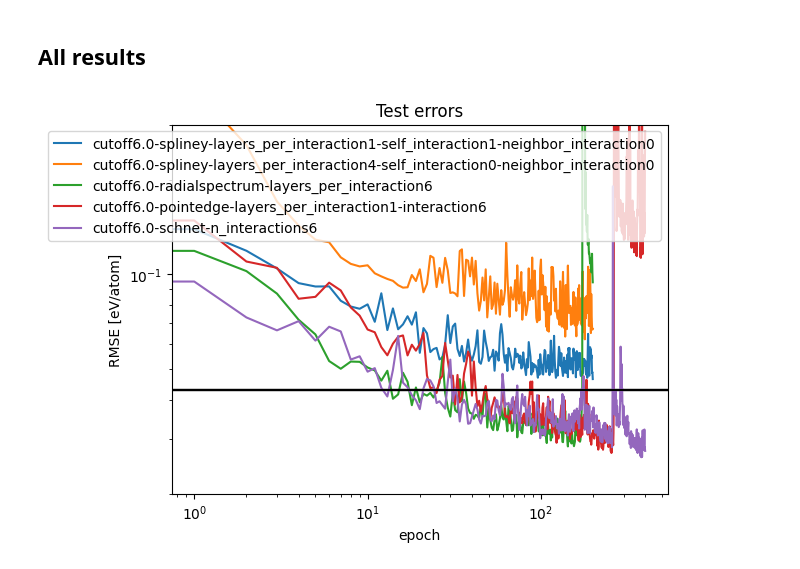
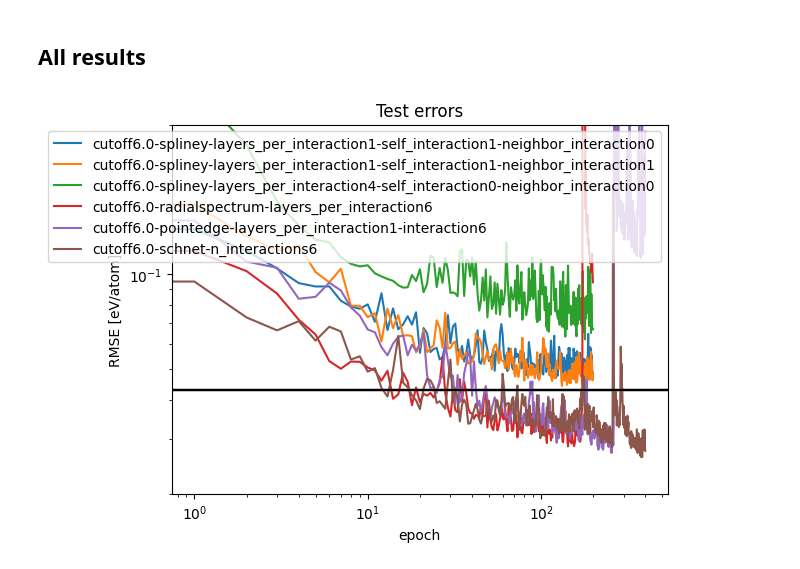
Before and after one commit to agoscinski/splinable-nn, a Jupyter notebook: splining_training.ipynb, the cells around one changed output. Drawn from its saved outputs; the diff is of its cells as text; code cells hidden in the pictures.

Commit message:
changing final plot

```diff
--- a/splining_training.ipynb
+++ b/splining_training.ipynb
@@ -4479,22 +4479,23 @@ plt.close()
 # %%
 for experiment_name, result in results.items():
     if experiment_name not in [
                             "cutoff6.0-spliney-layers_per_interaction4-self_interaction0-neighbor_interaction0",
                            "cutoff6.0-spliney-layers_per_interaction1-self_interaction1-neighbor_interaction0",
+                            "cutoff6.0-spliney-layers_per_interaction1-self_interaction1-neighbor_interaction1",
                            "cutoff6.0-radialspectrum-layers_per_interaction6",
                            "cutoff6.0-pointedge-layers_per_interaction1-interaction6",
                            "cutoff6.0-schnet-n_interactions6"]:
         continue
     mean_error = np.mean(list(result.values()), axis=0)[:, :]
     std_error = np.std(list(result.values()), axis=0)[:, :]
     plt.loglog(mean_error[2], label=f'{experiment_name}')
     plt.title(f"Test errors")
-    plt.ylabel("RMSE [eV/atom]")
+    plt.ylabel("RMSE [eV/csatom]")
     plt.xlabel("epoch")
     plt.axhline(0.043, color='black')
 plt.ylim(0.02, 0.3)
 plt.legend()
-plt.show()c
+plt.show()
 plt.close()
 # %% [output]
-[figure, old version]
+[figure, new version]
```
